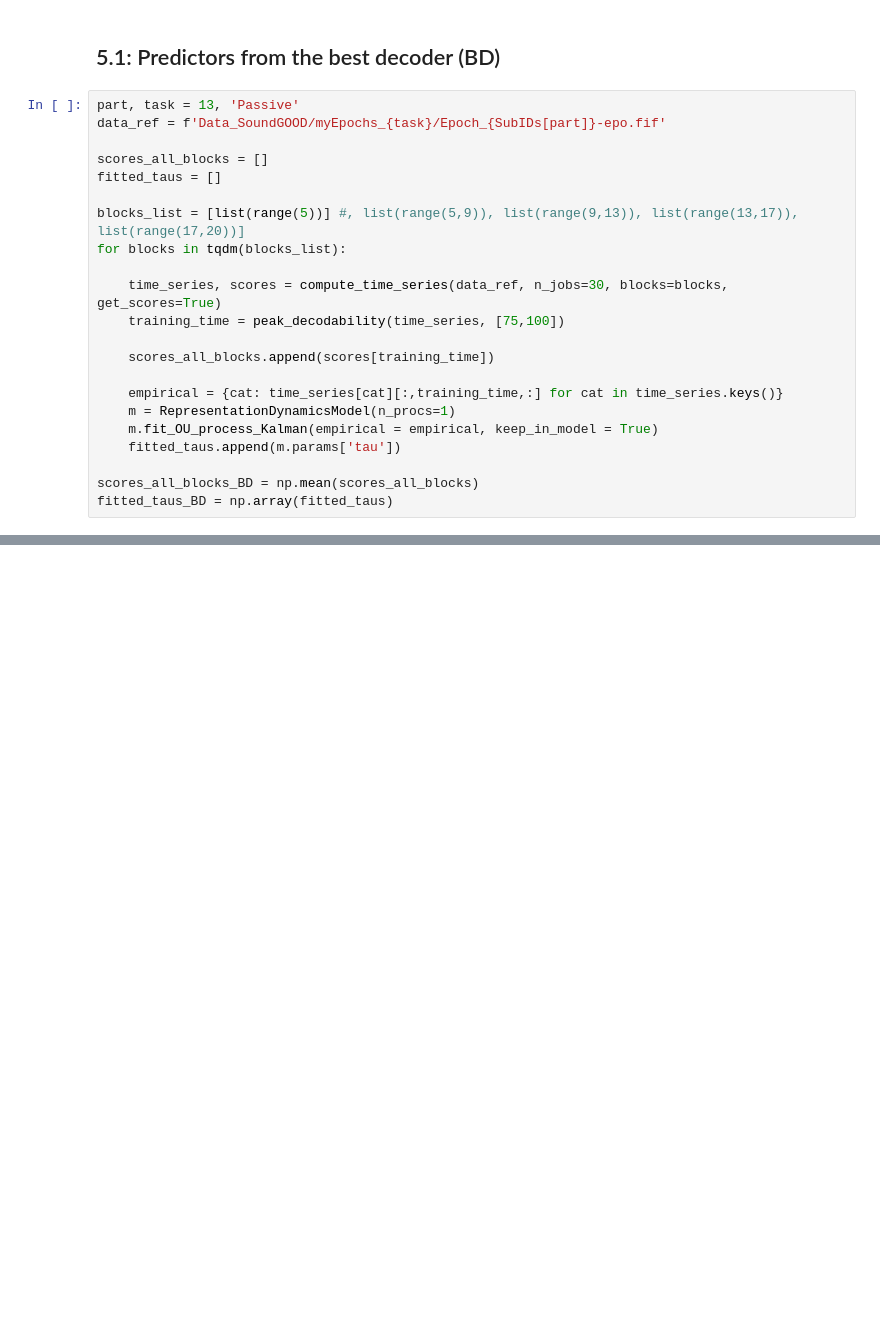
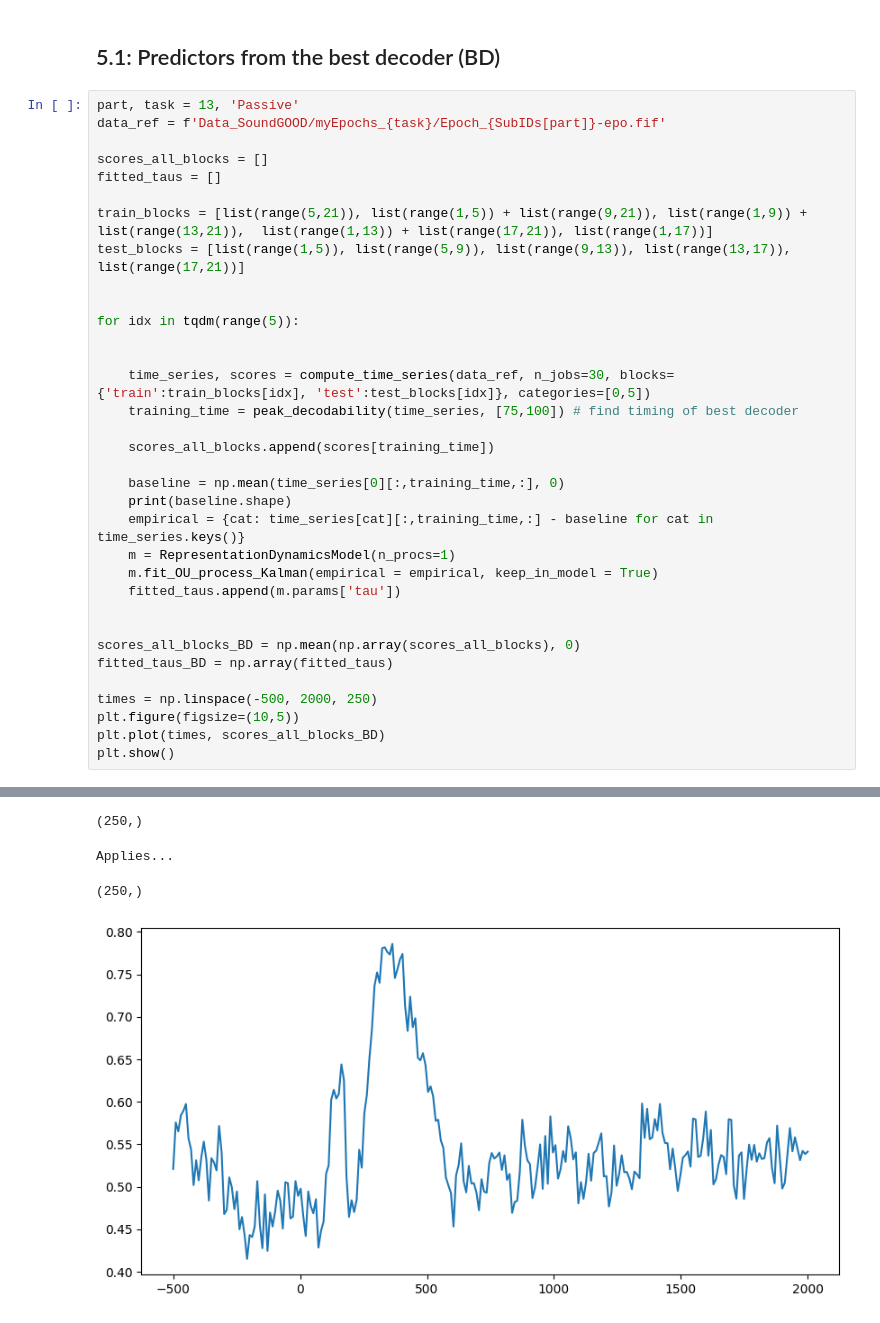
Before and after one commit to ThoHardy/SOUNDMODEL, a Jupyter notebook: SegmentedTemporalGeneralization.ipynb, the cells around one changed output, grey strips where cells are left out. Saved outputs shown, nothing was run; the diff lists cells and outputs as text; blank space fills up the shorter version.

```diff
--- a/SegmentedTemporalGeneralization.ipynb
+++ b/SegmentedTemporalGeneralization.ipynb
@@ -1240,20 +1248,32 @@ data_ref = f'Data_SoundGOOD/myEpochs_{task}/Epoch_{SubIDs[part]}-epo.fif'
 scores_all_blocks = []
 fitted_taus = []
 
-blocks_list = [list(range(5))] #, list(range(5,9)), list(range(9,13)), list(range(13,17)), list(range(17,20))]
-for blocks in tqdm(blocks_list):
+train_blocks = [list(range(5,21)), list(range(1,5)) + list(range(9,21)), list(range(1,9)) + list(range(13,21)),  list(range(1,13)) + list(range(17,21)), list(range(1,17))]
+test_blocks = [list(range(1,5)), list(range(5,9)), list(range(9,13)), list(range(13,17)), list(range(17,21))]
 
-    time_series, scores = compute_time_series(data_ref, n_jobs=30, blocks=blocks, get_scores=True)
-    training_time = peak_decodability(time_series, [75,100])
+
+for idx in tqdm(range(5)):
+
+
+    time_series, scores = compute_time_series(data_ref, n_jobs=30, blocks={'train':train_blocks[idx], 'test':test_blocks[idx]}, categories=[0,5])
+    training_time = peak_decodability(time_series, [75,100]) # find timing of best decoder
 
     scores_all_blocks.append(scores[training_time])
 
-    empirical = {cat: time_series[cat][:,training_time,:] for cat in time_series.keys()}
+    baseline = np.mean(time_series[0][:,training_time,:], 0)
+    print(baseline.shape)
+    empirical = {cat: time_series[cat][:,training_time,:] - baseline for cat in time_series.keys()}
     m = RepresentationDynamicsModel(n_procs=1)
     m.fit_OU_process_Kalman(empirical = empirical, keep_in_model = True)
     fitted_taus.append(m.params['tau'])
 
-scores_all_blocks_BD = np.mean(scores_all_blocks)
+
+scores_all_blocks_BD = np.mean(np.array(scores_all_blocks), 0)
 fitted_taus_BD = np.array(fitted_taus)
+
+times = np.linspace(-500, 2000, 250)
+plt.figure(figsize=(10,5))
+plt.plot(times, scores_all_blocks_BD)
+plt.show()
 # %% [output]
 Applies...
@@ -1260,0 +1286,4 @@ NameError: name 'empirical' is not defined
+(250,)
+Applies...
+(250,)
+[figure, added]
```
Also changed, not shown: parts of 7 cells of this notebook.
